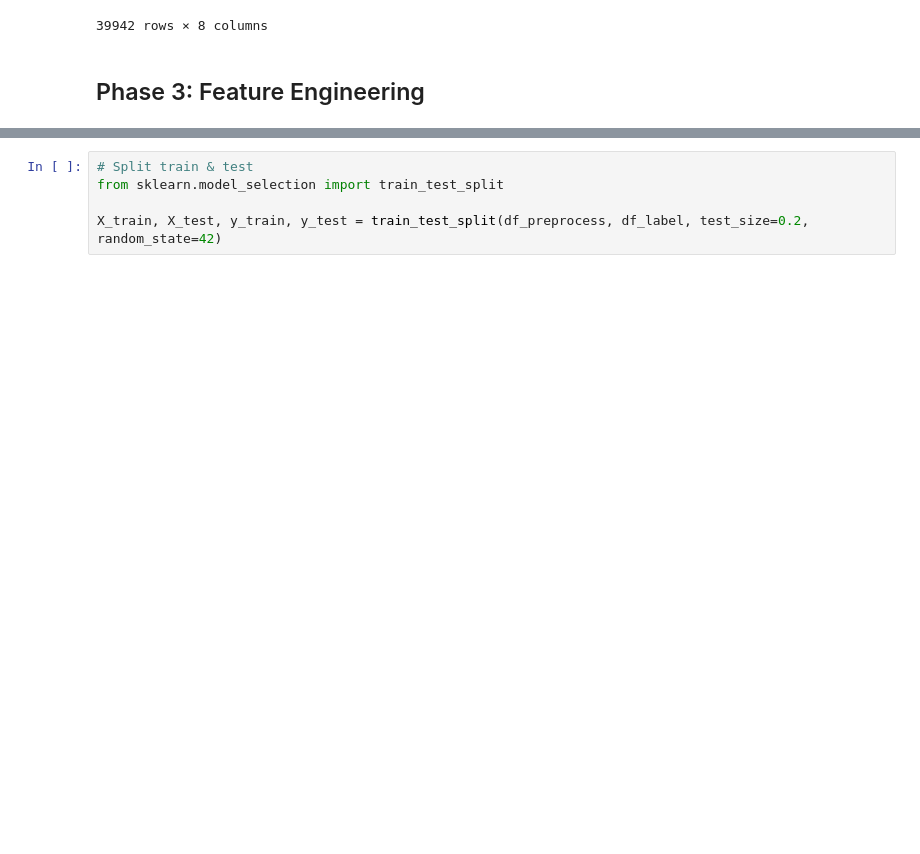
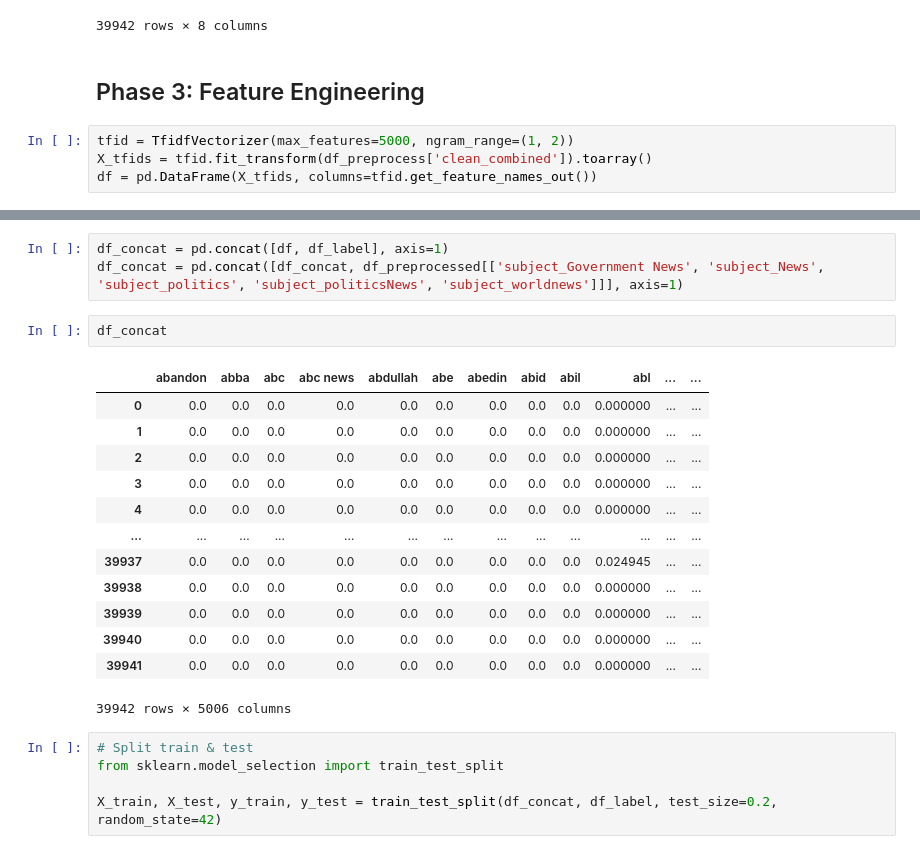
Before and after one commit to mobenet/nlp-project, a Jupyter notebook: nlp-news-model.ipynb, the cells around one changed output, grey strips where cells are left out. Saved outputs shown, nothing was run; the diff lists cells and outputs as text; blank space fills up the shorter version.

```diff
--- a/nlp-news-model.ipynb
+++ b/nlp-news-model.ipynb
@@ -223,3 +241,7 @@ df_preprocessed
 39942 rows × 8 columns
 # %% [markdown]
 ## Phase 3: Feature Engineering
+# %%
+tfid = TfidfVectorizer(max_features=5000, ngram_range=(1, 2))
+X_tfids = tfid.fit_transform(df_preprocess['clean_combined']).toarray()
+df = pd.DataFrame(X_tfids, columns=tfid.get_feature_names_out())
@@ -226,5 +274,24 @@ df_preprocessed
+# %%
+df_concat = pd.concat([df, df_label], axis=1)
+df_concat = pd.concat([df_concat, df_preprocessed[['subject_Government News', 'subject_News', 'subject_politics', 'subject_politicsNews', 'subject_worldnews']]], axis=1)
+# %%
+df_concat
+# %% [output]
+|  | abandon | abba | abc | abc news | abdullah | abe | abedin | abid | abil | abl | ... | ... |
+| 0 | 0.0 | 0.0 | 0.0 | 0.0 | 0.0 | 0.0 | 0.0 | 0.0 | 0.0 | 0.000000 | ... | ... |
+| 1 | 0.0 | 0.0 | 0.0 | 0.0 | 0.0 | 0.0 | 0.0 | 0.0 | 0.0 | 0.000000 | ... | ... |
+| 2 | 0.0 | 0.0 | 0.0 | 0.0 | 0.0 | 0.0 | 0.0 | 0.0 | 0.0 | 0.000000 | ... | ... |
+| 3 | 0.0 | 0.0 | 0.0 | 0.0 | 0.0 | 0.0 | 0.0 | 0.0 | 0.0 | 0.000000 | ... | ... |
+| 4 | 0.0 | 0.0 | 0.0 | 0.0 | 0.0 | 0.0 | 0.0 | 0.0 | 0.0 | 0.000000 | ... | ... |
+| ... | ... | ... | ... | ... | ... | ... | ... | ... | ... | ... | ... | ... |
+| 39937 | 0.0 | 0.0 | 0.0 | 0.0 | 0.0 | 0.0 | 0.0 | 0.0 | 0.0 | 0.024945 | ... | ... |
+| 39938 | 0.0 | 0.0 | 0.0 | 0.0 | 0.0 | 0.0 | 0.0 | 0.0 | 0.0 | 0.000000 | ... | ... |
+| 39939 | 0.0 | 0.0 | 0.0 | 0.0 | 0.0 | 0.0 | 0.0 | 0.0 | 0.0 | 0.000000 | ... | ... |
+| 39940 | 0.0 | 0.0 | 0.0 | 0.0 | 0.0 | 0.0 | 0.0 | 0.0 | 0.0 | 0.000000 | ... | ... |
+| 39941 | 0.0 | 0.0 | 0.0 | 0.0 | 0.0 | 0.0 | 0.0 | 0.0 | 0.0 | 0.000000 | ... | ... |
+39942 rows × 5006 columns
 # %%
 # Split train & test
 from sklearn.model_selection import train_test_split
 
-X_train, X_test, y_train, y_test = train_test_split(df_preprocess, df_label, test_size=0.2, random_state=42)
+X_train, X_test, y_train, y_test = train_test_split(df_concat, df_label, test_size=0.2, random_state=42)
```
Also changed, not shown: parts of 6 cells of this notebook.
